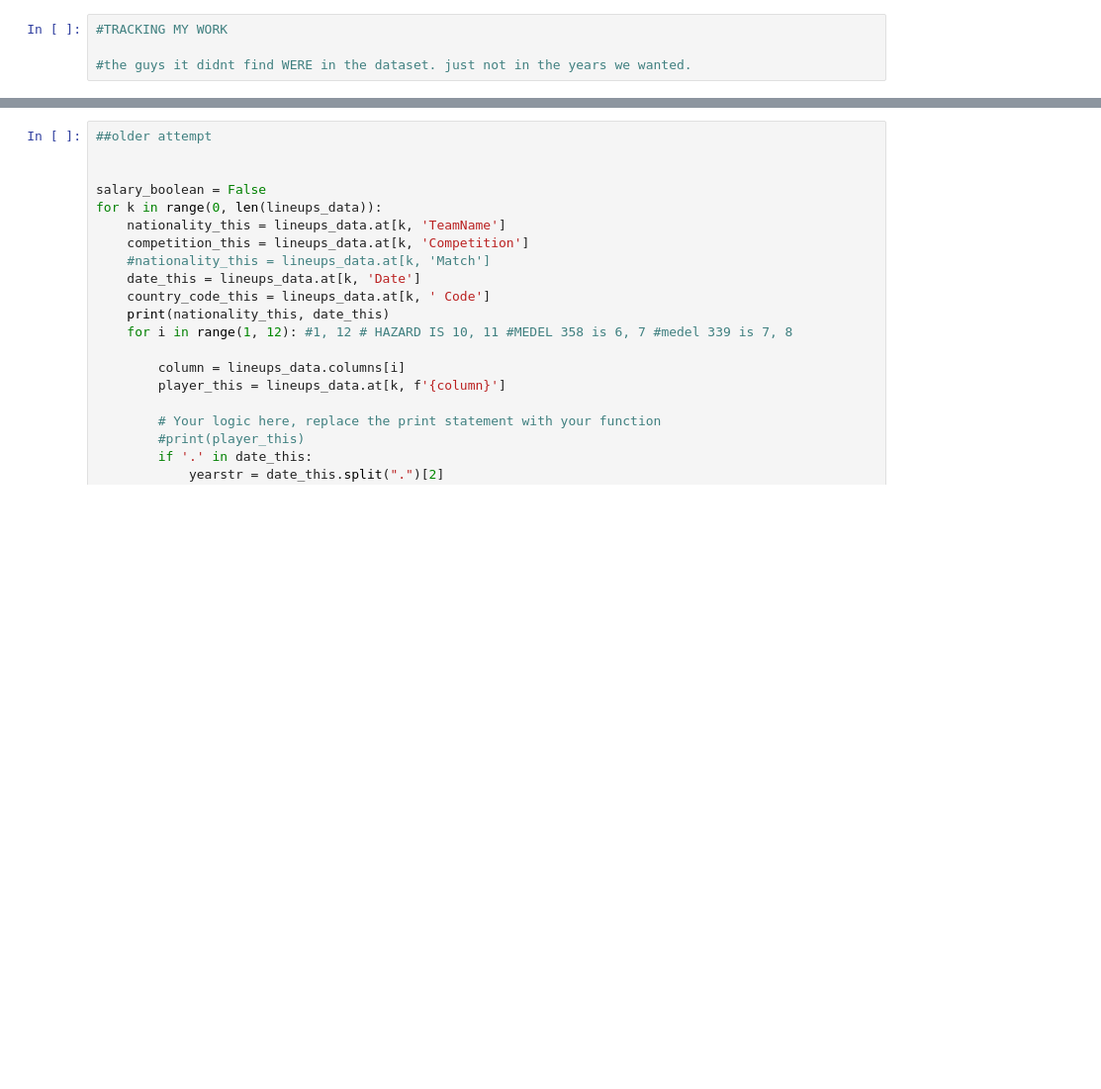
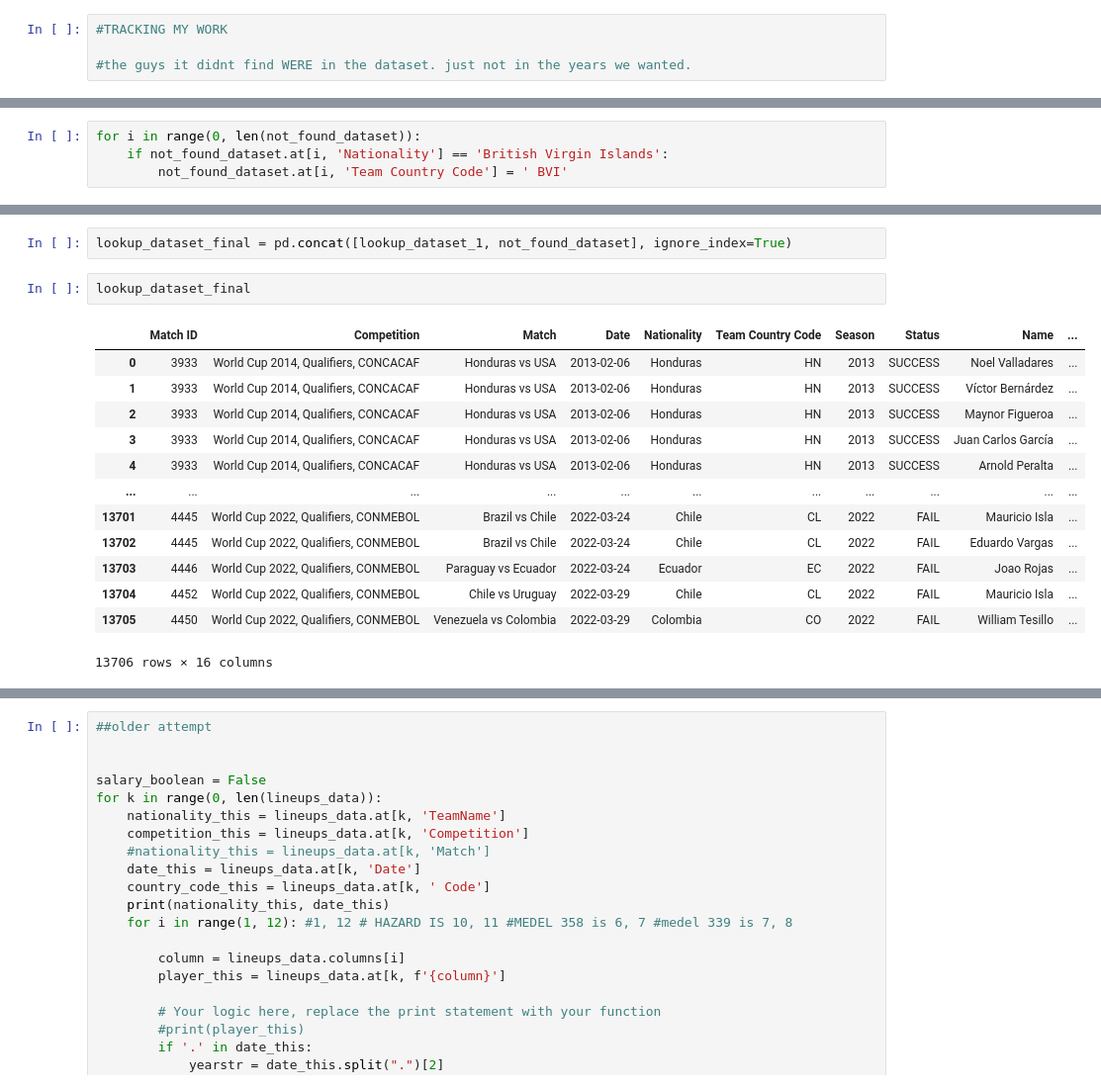
Before and after one commit to finnlsmith/footy_project_market_value_rankings, a Jupyter notebook: create_dataset_1/concacaf_conmebol.ipynb, the cells around one changed output, grey strips where cells are left out. Shown at 99% size. Saved outputs shown, nothing was run; the diff lists cells and outputs as text; blank space fills up the shorter version.

```diff
--- a/create_dataset_1/concacaf_conmebol.ipynb
+++ b/create_dataset_1/concacaf_conmebol.ipynb
@@ -1070,0 +1037,4 @@ Name: count, dtype: int64
+# %%
+for i in range(0, len(not_found_dataset)):
+    if not_found_dataset.at[i, 'Nationality'] == 'British Virgin Islands':
+        not_found_dataset.at[i, 'Team Country Code'] = ' BVI'
@@ -1070,0 +1118,18 @@ Name: count, dtype: int64
+# %%
+lookup_dataset_final = pd.concat([lookup_dataset_1, not_found_dataset], ignore_index=True)
+# %%
+lookup_dataset_final
+# %% [output]
+|  | Match ID | Competition | Match | Date | Nationality | Team Country Code | Season | Status | Name | ... |
+| 0 | 3933 | World Cup 2014, Qualifiers, CONCACAF | Honduras vs USA | 2013-02-06 | Honduras | HN | 2013 | SUCCESS | Noel Valladares | ... |
+| 1 | 3933 | World Cup 2014, Qualifiers, CONCACAF | Honduras vs USA | 2013-02-06 | Honduras | HN | 2013 | SUCCESS | Víctor Bernárdez | ... |
+| 2 | 3933 | World Cup 2014, Qualifiers, CONCACAF | Honduras vs USA | 2013-02-06 | Honduras | HN | 2013 | SUCCESS | Maynor Figueroa | ... |
+| 3 | 3933 | World Cup 2014, Qualifiers, CONCACAF | Honduras vs USA | 2013-02-06 | Honduras | HN | 2013 | SUCCESS | Juan Carlos García | ... |
+| 4 | 3933 | World Cup 2014, Qualifiers, CONCACAF | Honduras vs USA | 2013-02-06 | Honduras | HN | 2013 | SUCCESS | Arnold Peralta | ... |
+| ... | ... | ... | ... | ... | ... | ... | ... | ... | ... | ... |
+| 13701 | 4445 | World Cup 2022, Qualifiers, CONMEBOL | Brazil vs Chile | 2022-03-24 | Chile | CL | 2022 | FAIL | Mauricio Isla | ... |
+| 13702 | 4445 | World Cup 2022, Qualifiers, CONMEBOL | Brazil vs Chile | 2022-03-24 | Chile | CL | 2022 | FAIL | Eduardo Vargas | ... |
+| 13703 | 4446 | World Cup 2022, Qualifiers, CONMEBOL | Paraguay vs Ecuador | 2022-03-24 | Ecuador | EC | 2022 | FAIL | Joao Rojas | ... |
+| 13704 | 4452 | World Cup 2022, Qualifiers, CONMEBOL | Chile vs Uruguay | 2022-03-29 | Chile | CL | 2022 | FAIL | Mauricio Isla | ... |
+| 13705 | 4450 | World Cup 2022, Qualifiers, CONMEBOL | Venezuela vs Colombia | 2022-03-29 | Colombia | CO | 2022 | FAIL | William Tesillo | ... |
+13706 rows × 16 columns
```
Also changed, not shown: parts of 10 cells of this notebook, 1 other file.
